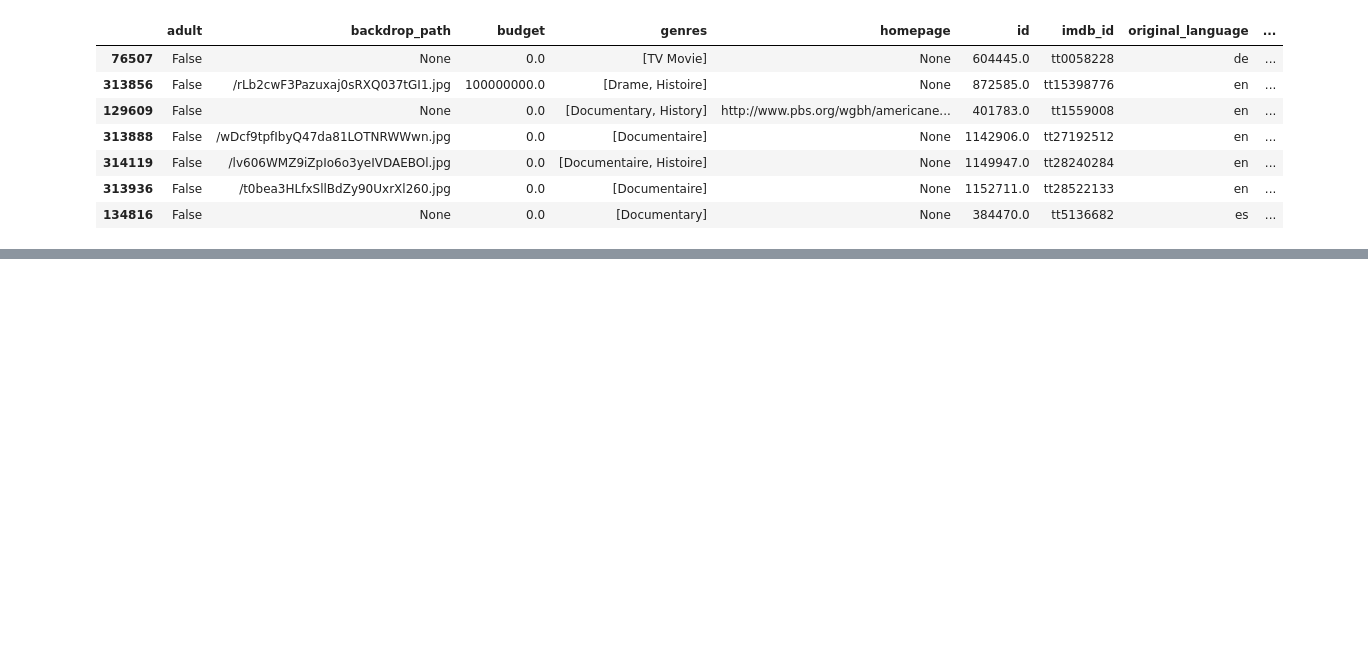
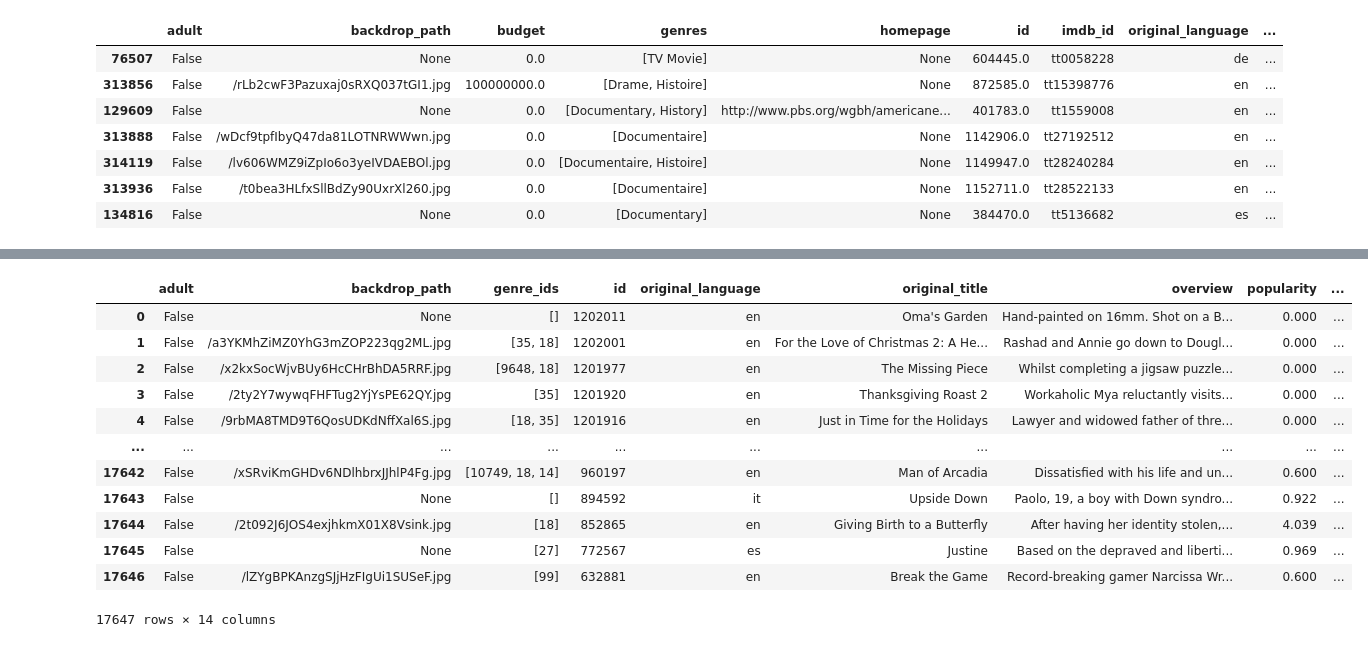
Before and after one commit to Morgan-DCL/project_2, a Jupyter notebook: api_tmdb.ipynb, the cells around one changed output, grey strips where cells are left out. Saved outputs shown, nothing was run; the diff lists cells and outputs as text; code cells hidden in the pictures; blank space fills up the shorter version.

```diff
--- a/api_tmdb.ipynb
+++ b/api_tmdb.ipynb
@@ -247,2 +325,18 @@ all_movies_df
+# %%
+all_movies_df
+# %% [output]
+|  | adult | backdrop_path | genre_ids | id | original_language | original_title | overview | popularity | ... |
+| 0 | False | None | [] | 1202011 | en | Oma's Garden | Hand-painted on 16mm. Shot on a B... | 0.000 | ... |
+| 1 | False | /a3YKMhZiMZ0YhG3mZOP223qg2ML.jpg | [35, 18] | 1202001 | en | For the Love of Christmas 2: A He... | Rashad and Annie go down to Dougl... | 0.000 | ... |
+| 2 | False | /x2kxSocWjvBUy6HcCHrBhDA5RRF.jpg | [9648, 18] | 1201977 | en | The Missing Piece | Whilst completing a jigsaw puzzle... | 0.000 | ... |
+| 3 | False | /2ty2Y7wywqFHFTug2YjYsPE62QY.jpg | [35] | 1201920 | en | Thanksgiving Roast 2 | Workaholic Mya reluctantly visits... | 0.000 | ... |
+| 4 | False | /9rbMA8TMD9T6QosUDKdNffXal6S.jpg | [18, 35] | 1201916 | en | Just in Time for the Holidays | Lawyer and widowed father of thre... | 0.000 | ... |
+| ... | ... | ... | ... | ... | ... | ... | ... | ... | ... |
+| 17642 | False | /xSRviKmGHDv6NDlhbrxJJhlP4Fg.jpg | [10749, 18, 14] | 960197 | en | Man of Arcadia | Dissatisfied with his life and un... | 0.600 | ... |
+| 17643 | False | None | [] | 894592 | it | Upside Down | Paolo, 19, a boy with Down syndro... | 0.922 | ... |
+| 17644 | False | /2t092J6JOS4exjhkmX01X8Vsink.jpg | [18] | 852865 | en | Giving Birth to a Butterfly | After having her identity stolen,... | 4.039 | ... |
+| 17645 | False | None | [27] | 772567 | es | Justine | Based on the depraved and liberti... | 0.969 | ... |
+| 17646 | False | /lZYgBPKAnzgSJjHzFIgUi1SUSeF.jpg | [99] | 632881 | en | Break the Game | Record-breaking gamer Narcissa Wr... | 0.600 | ... |
+17647 rows × 14 columns
 # %%
 all_movies_df.drop_duplicates(subset=["id"], keep='first', inplace=True)
```
Also changed, not shown: parts of 8 cells of this notebook, 8 other files.
